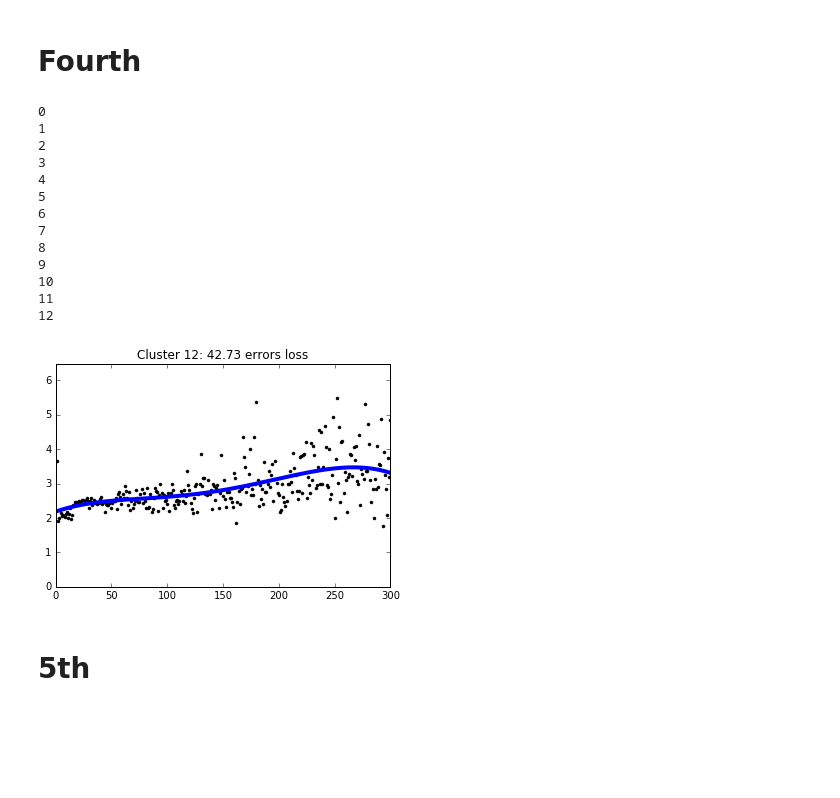
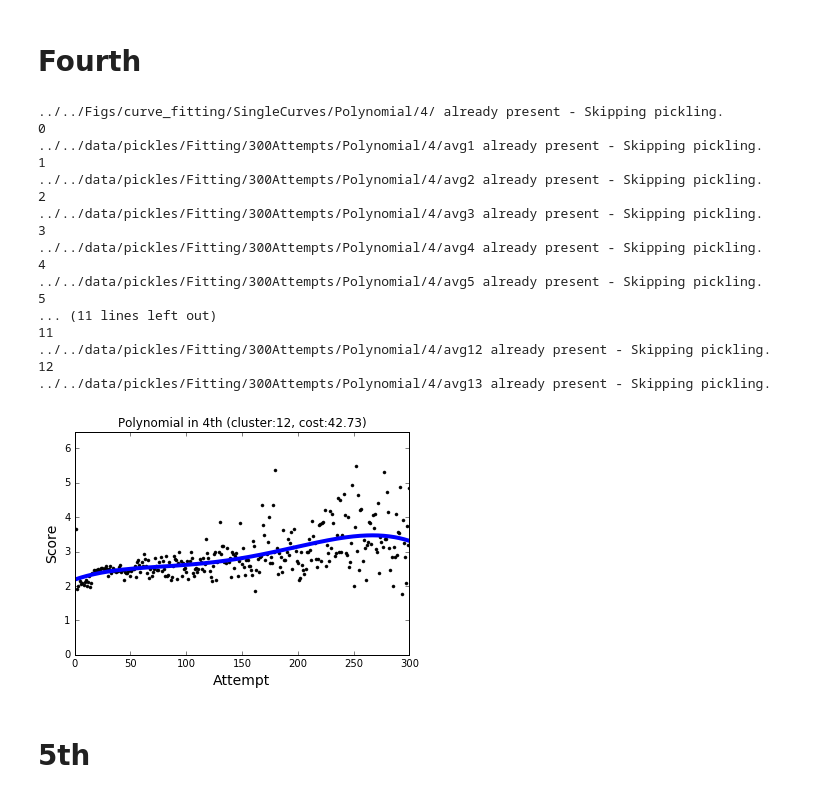
Before and after one commit to liprin1129/Project, a Jupyter notebook: Code/Polynomial.ipynb, the cells around one changed output. Cells and saved outputs as stored; diff of their text form; code cells hidden in the pictures; blank space fills up the shorter version.

```diff
--- a/Code/Polynomial.ipynb
+++ b/Code/Polynomial.ipynb
@@ -200,7 +207,7 @@ for i in range(nClt):
 # Second
 # %%
 x_range = np.linspace(1, 300, 300)
-dcp.make_folders("../../Figs/curve_fitting/MultiCurves/Polynomial/2/")
+dcp.make_folders("../../Figs/curve_fitting/SingleCurves/Polynomial/2/")
 for i in range(nClt):
     print(i)
     plt.clf()
@@ -212,12 +219,14 @@ for i in range(nClt):
     plt.plot(x_range, eval(avg), '.', c='black', label="average score")
     plt.plot(x_range, y_fit, 'b-', label="curve fitting", linewidth=4)
 
-    plt.title("Cluster {0}: {1} errors loss".format(i, round(lsq.cost, 2)))
+    plt.title("Polynomial in 2nd (cluster:{0}, cost:{1})".format(i, round(lsq.cost, 2)))
     plt.ylim([0, max( eval("avg{0}".format(i+1)) )+1])
+    plt.ylabel('Score', fontsize=14)
+    plt.xlabel('Attempt', fontsize=14)
 
-    plt.savefig("../../Figs/curve_fitting/MultiCurves/Polynomial/2/avg{0}".format(i+1), dpi=100)
+    plt.savefig("../../Figs/curve_fitting/SingleCurves/Polynomial/2/avg{0}".format(i+1), dpi=100)
 
-    dcp.make_folders('../../data/pickles/Fitting/15Attempts/Polynomial/2/avg{0}'.format(i+1))
-    dcp.make_Pickle(lsq.cost, '../../data/pickles/Fitting/15Attempts/Polynomial/2/avg{0}/cost.pickle'.format(i+1))
-    dcp.make_Pickle(lsq.x, '../../data/pickles/Fitting/15Attempts/Polynomial/2/avg{0}/param.pickle'.format(i+1))
+    dcp.make_folders('../../data/pickles/Fitting/300Attempts/Polynomial/2/avg{0}'.format(i+1))
+    dcp.make_Pickle(lsq.cost, '../../data/pickles/Fitting/300Attempts/Polynomial/2/avg{0}/cost.pickle'.format(i+1), force=True)
+    dcp.make_Pickle(lsq.x, '../../data/pickles/Fitting/300Attempts/Polynomial/2/avg{0}/param.pickle'.format(i+1), force=True)
 # %% [output]
@@ -240,7 +252,7 @@ for i in range(nClt):
 # Third
 # %%
 x_range = np.linspace(1, 300, 300)
-dcp.make_folders("../../Figs/curve_fitting/MultiCurves/Polynomial/3/")
+dcp.make_folders("../../Figs/curve_fitting/SingleCurves/Polynomial/3/")
 for i in range(nClt):
     print(i)
     plt.clf()
@@ -252,12 +264,14 @@ for i in range(nClt):
     plt.plot(x_range, eval(avg), '.', c='black', label="average score")
     plt.plot(x_range, y_fit, 'b-', label="curve fitting", linewidth=4)
 
-    plt.title("Cluster {0}: {1} errors loss".format(i, round(lsq.cost, 2)))
+    plt.title("Polynomial in 3rd (cluster:{0}, cost:{1})".format(i, round(lsq.cost, 2)))
     plt.ylim([0, max( eval("avg{0}".format(i+1)) )+1])
+    plt.ylabel('Score', fontsize=14)
+    plt.xlabel('Attempt', fontsize=14)
 
-    plt.savefig("../../Figs/curve_fitting/MultiCurves/Polynomial/3/avg{0}".format(i+1), dpi=100)
+    plt.savefig("../../Figs/curve_fitting/SingleCurves/Polynomial/3/avg{0}".format(i+1), dpi=100)
 
-    dcp.make_folders('../../data/pickles/Fitting/15Attempts/Polynomial/3/avg{0}'.format(i+1))
-    dcp.make_Pickle(lsq.cost, '../../data/pickles/Fitting/15Attempts/Polynomial/3/avg{0}/cost.pickle'.format(i+1))
-    dcp.make_Pickle(lsq.x, '../../data/pickles/Fitting/15Attempts/Polynomial/3/avg{0}/param.pickle'.format(i+1))
+    dcp.make_folders('../../data/pickles/Fitting/300Attempts/Polynomial/3/avg{0}'.format(i+1))
+    dcp.make_Pickle(lsq.cost, '../../data/pickles/Fitting/300Attempts/Polynomial/3/avg{0}/cost.pickle'.format(i+1), force=True)
+    dcp.make_Pickle(lsq.x, '../../data/pickles/Fitting/300Attempts/Polynomial/3/avg{0}/param.pickle'.format(i+1), force=True)
 # %% [output]
@@ -279,41 +297,47 @@ for i in range(nClt):
 # Fourth
 # %%
 x_range = np.linspace(1, 300, 300)
-dcp.make_folders("../../Figs/curve_fitting/MultiCurves/Polynomial/4/")
+dcp.make_folders("../../Figs/curve_fitting/SingleCurves/Polynomial/4/")
 for i in range(nClt):
     print(i)
     plt.clf()
 
     avg = "avg{0}".format(i+1)
     lsq = least_squares(polynomial_least4, [1, 1, 1, 1, 1], args=(x_range, eval(avg)))
     y_fit = polynomial_curve4(x_range, lsq.x[0], lsq.x[1], lsq.x[2], lsq.x[3], lsq.x[4])
 
     plt.plot(x_range, eval(avg), '.', c='black', label="average score")
     plt.plot(x_range, y_fit, 'b-', label="curve fitting", linewidth=4)
 
-    plt.title("Cluster {0}: {1} errors loss".format(i, round(lsq.cost, 2)))
+    plt.title("Polynomial in 4th (cluster:{0}, cost:{1})".format(i, round(lsq.cost, 2)))
     plt.ylim([0, max( eval("avg{0}".format(i+1)) )+1])
+    plt.ylabel('Score', fontsize=14)
+    plt.xlabel('Attempt', fontsize=14)
 
-    plt.savefig("../../Figs/curve_fitting/MultiCurves/Polynomial/4/avg{0}".format(i+1), dpi=100)
+    plt.savefig("../../Figs/curve_fitting/SingleCurves/Polynomial/4/avg{0}".format(i+1), dpi=100)
 
-    dcp.make_folders('../../data/pickles/Fitting/15Attempts/Polynomial/4/avg{0}'.format(i+1))
-    dcp.make_Pickle(lsq.cost, '../../data/pickles/Fitting/15Attempts/Polynomial/4/avg{0}/cost.pickle'.format(i+1))
-    dcp.make_Pickle(lsq.x, '../../data/pickles/Fitting/15Attempts/Polynomial/4/avg{0}/param.pickle'.format(i+1))
+    dcp.make_folders('../../data/pickles/Fitting/300Attempts/Polynomial/4/avg{0}'.format(i+1))
+    dcp.make_Pickle(lsq.cost, '../../data/pickles/Fitting/300Attempts/Polynomial/4/avg{0}/cost.pickle'.format(i+1), force=True)
+    dcp.make_Pickle(lsq.x, '../../data/pickles/Fitting/300Attempts/Polynomial/4/avg{0}/param.pickle'.format(i+1), force=True)
 # %% [output]
+../../Figs/curve_fitting/SingleCurves/Polynomial/4/ already present - Skipping pickling.
 0
+../../data/pickles/Fitting/300Attempts/Polynomial/4/avg1 already present - Skipping pickling.
 1
+../../data/pickles/Fitting/300Attempts/Polynomial/4/avg2 already present - Skipping pickling.
 2
+../../data/pickles/Fitting/300Attempts/Polynomial/4/avg3 already present - Skipping pickling.
 3
+../../data/pickles/Fitting/300Attempts/Polynomial/4/avg4 already present - Skipping pickling.
 4
+../../data/pickles/Fitting/300Attempts/Polynomial/4/avg5 already present - Skipping pickling.
 5
-6
-7
-8
-9
-10
+... (11 lines left out)
 11
+../../data/pickles/Fitting/300Attempts/Polynomial/4/avg12 already present - Skipping pickling.
 12
+../../data/pickles/Fitting/300Attempts/Polynomial/4/avg13 already present - Skipping pickling.
-[figure, old version]
+[figure, new version]
 # %% [markdown]
 # 5th
 # %%
```
Also changed, not shown: parts of 10 cells of this notebook, 32 other files.
